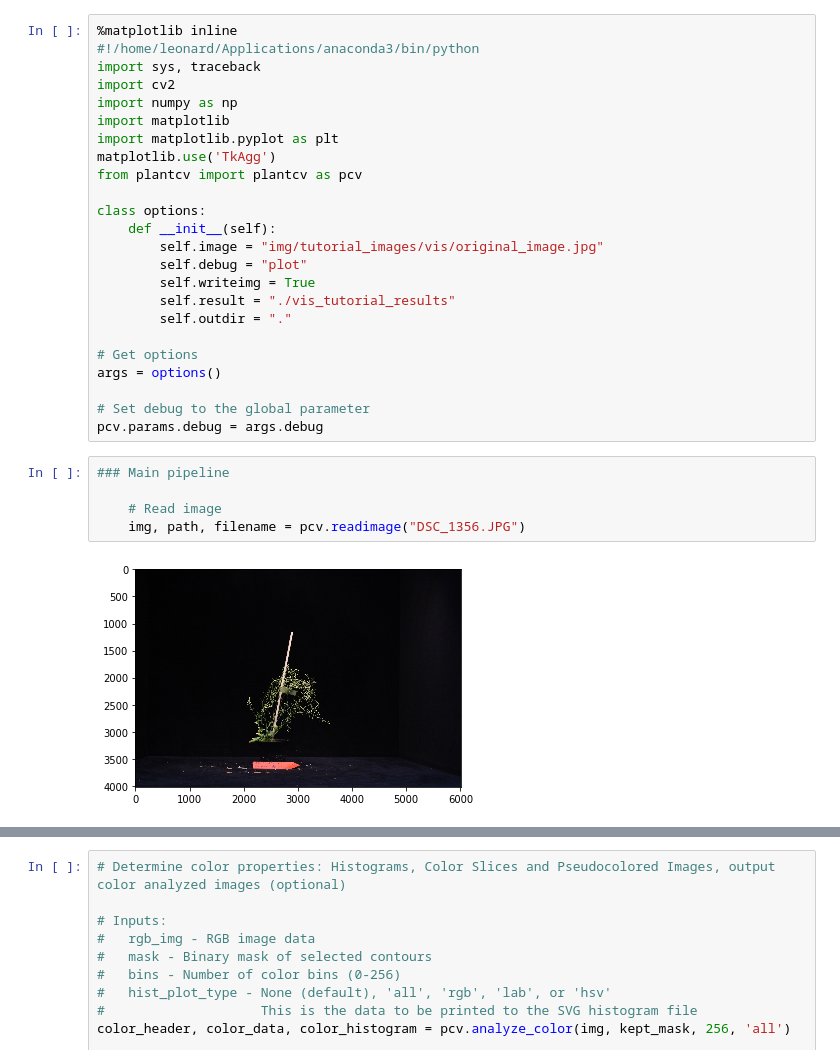
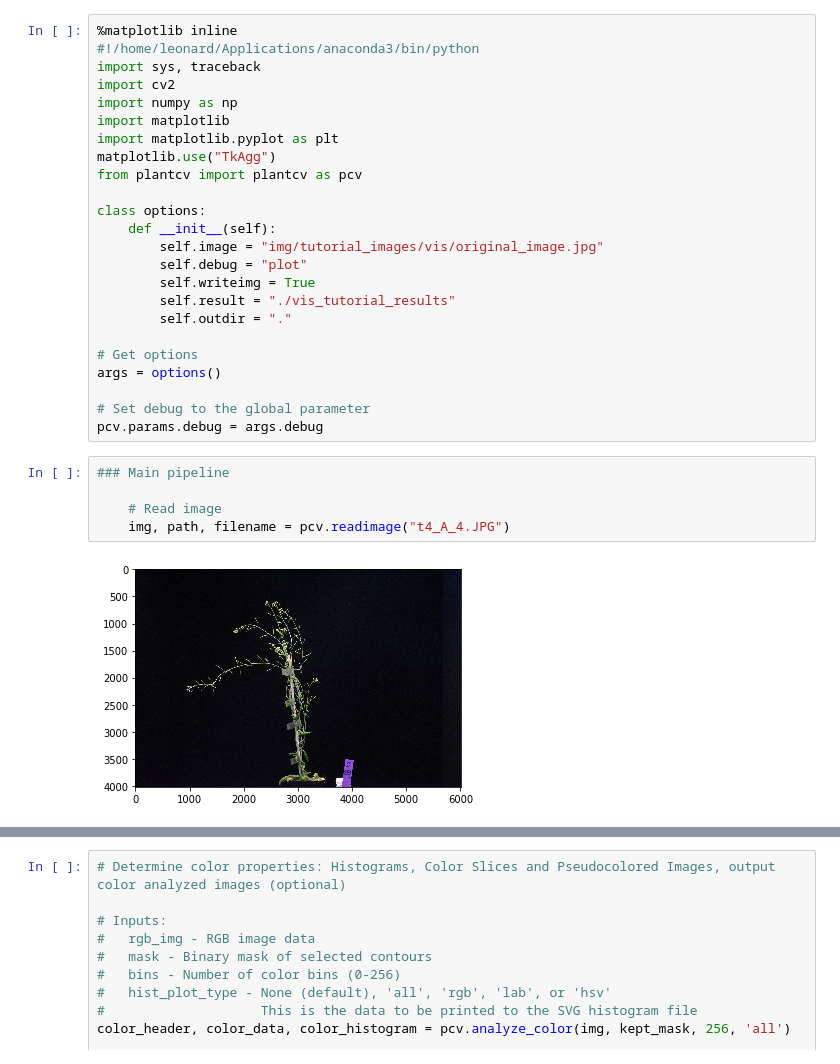
Before and after one commit to leonardblaschek/plantcv, a Jupyter notebook: plantcv_vis.ipynb, the cells around one changed output, grey strips where cells are left out. Cells and saved outputs as stored; diff of their text form.

```diff
--- a/plantcv_vis.ipynb
+++ b/plantcv_vis.ipynb
@@ -6,7 +6,7 @@ import cv2
 import numpy as np
 import matplotlib
 import matplotlib.pyplot as plt
-matplotlib.use('TkAgg')
+matplotlib.use("TkAgg")
 from plantcv import plantcv as pcv
 
 class options:
@@ -25,10 +25,10 @@ pcv.params.debug = args.debug
 # %%
 ### Main pipeline
 
     # Read image
-    img, path, filename = pcv.readimage("DSC_1356.JPG")
+    img, path, filename = pcv.readimage("t4_A_4.JPG")
 # %% [output]
-[figure, old version]
+[figure, new version]
 # %%
     # Convert RGB to HSV and extract the hue channel
     h = pcv.rgb2gray_hsv(img, "h")
```
Also changed, not shown: parts of 18 cells of this notebook, 1 other file.
